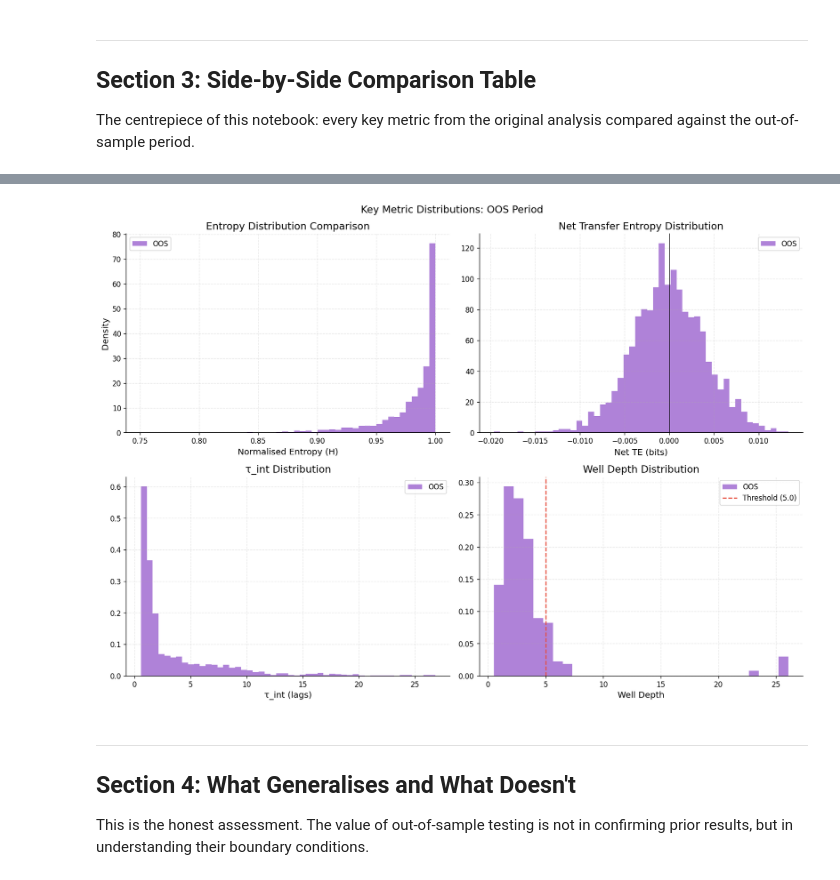
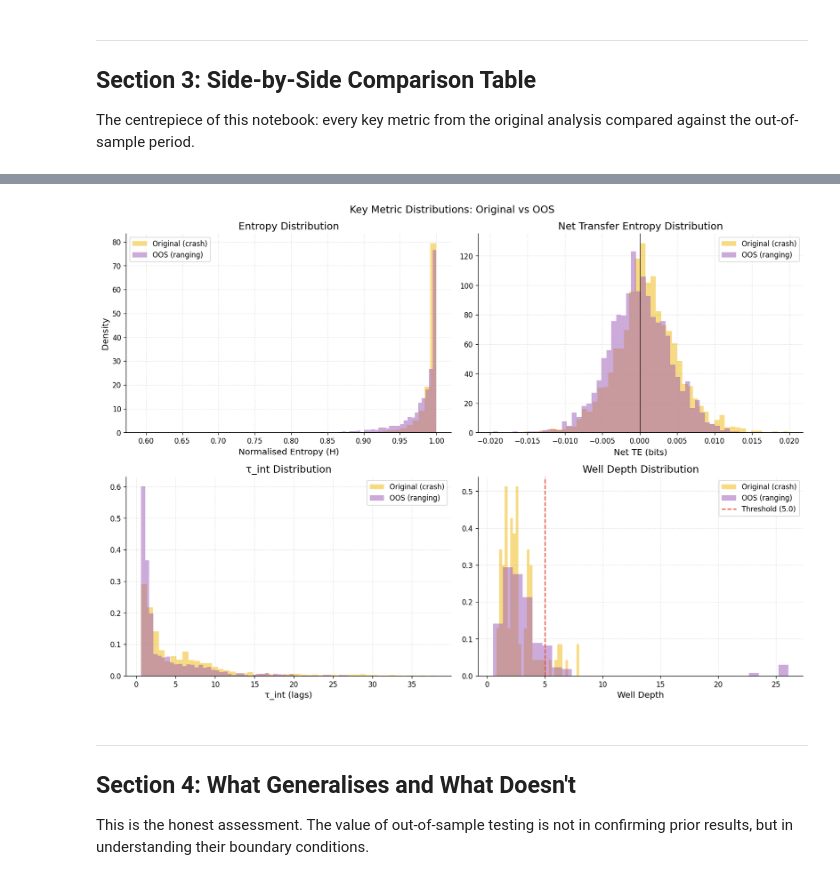
Before and after one commit to Wadoudo02/crypto-venue-entropy, a Jupyter notebook: notebooks/07_out_of_sample_validation.ipynb, the cells around one changed output, grey strips where cells are left out. Cells and saved outputs as stored; diff of their text form; code cells hidden in the pictures.

```diff
--- a/notebooks/07_out_of_sample_validation.ipynb
+++ b/notebooks/07_out_of_sample_validation.ipynb
@@ -570,6 +624,19 @@ if len(levels_df_oos) > 0:
     print()
     print(f"Original period: 98 unique levels")
     print(f"OOS period:      {n_unique_oos} unique levels")
+
+    # Well depth outliers
+    deep_levels = levels_df_oos[levels_df_oos["well_depth"] > 15]
+    if len(deep_levels) > 0:
+        print(f"\n  Outlier wells (depth > 15): {len(deep_levels)}")
+        print(f"  These occur at prices: {sorted(deep_levels['price_bin'].unique())}")
+        print(f"  Deep wells in a narrow range suggest price is strongly 'trapped' —")
+        print(f"  consistent with consolidation. In a crash period, wells are shallower")
+        print(f"  because price explores more freely.")
+    print()
+    print("The trading implication is that metastable levels in ranging markets")
+    print("have deeper wells (stronger mean-reversion), making them more reliable")
+    print("for passive limit order placement than crash-period levels.")
 else:
     print("No metastable levels detected in OOS period.")
     n_levels_oos = 0
@@ -758,45 +1075,57 @@ Vol multiplier (>90th pctl τ)                     1.65×
 # %%
-# Visual comparison: key distributions
+# Visual comparison: key distributions — Original vs OOS overlay
 fig, axes = plt.subplots(2, 2, figsize=(14, 10))
 
 # 1. Entropy distributions
-axes[0, 0].set_title("Entropy Distribution Comparison")
-axes[0, 0].hist(entropy_5m_oos.values, bins=50, alpha=0.6,
-                color=VENUE_COLOURS["bybit"], label=f"OOS", density=True)
+axes[0, 0].set_title("Entropy Distribution")
+if entropy_5m_orig is not None:
+    axes[0, 0].hist(entropy_5m_orig.values, bins=50, alpha=0.5,
+                    color=VENUE_COLOURS["binance"], label="Original (crash)", density=True)
+axes[0, 0].hist(entropy_5m_oos.values, bins=50, alpha=0.5,
+                color="#9b59b6", label="OOS (ranging)", density=True)
 axes[0, 0].set_xlabel("Normalised Entropy (H)")
 axes[0, 0].set_ylabel("Density")
 axes[0, 0].legend()
 
 # 2. Net TE distribution
 axes[0, 1].set_title("Net Transfer Entropy Distribution")
-axes[0, 1].hist(net_te_oos["net_te"].values, bins=50, alpha=0.6,
-                color=VENUE_COLOURS["bybit"], label="OOS", density=True)
+if net_te_orig is not None:
+    axes[0, 1].hist(net_te_orig["net_te"].values, bins=50, alpha=0.5,
+                    color=VENUE_COLOURS["binance"], label="Original (crash)", density=True)
+axes[0, 1].hist(net_te_oos["net_te"].values, bins=50, alpha=0.5,
+                color="#9b59b6", label="OOS (ranging)", density=True)
 axes[0, 1].axvline(0, color="black", linewidth=0.8)
 axes[0, 1].set_xlabel("Net TE (bits)")
 axes[0, 1].legend()
 
 # 3. τ_int distribution
 axes[1, 0].set_title("τ_int Distribution")
-axes[1, 0].hist(corr_len_5m_oos.values, bins=50, alpha=0.6,
-                color=VENUE_COLOURS["bybit"], label="OOS", density=True)
+if corr_len_5m_orig is not None:
+    axes[1, 0].hist(corr_len_5m_orig.values, bins=50, alpha=0.5,
+                    color=VENUE_COLOURS["binance"], label="Original (crash)", density=True)
+axes[1, 0].hist(corr_len_5m_oos.values, bins=50, alpha=0.5,
+                color="#9b59b6", label="OOS (ranging)", density=True)
 axes[1, 0].set_xlabel("τ_int (lags)")
 axes[1, 0].legend()
 
 # 4. Well depth distribution
+axes[1, 1].set_title("Well Depth Distribution")
+if levels_df_orig is not None and len(levels_df_orig) > 0:
+    axes[1, 1].hist(levels_df_orig["well_depth"].values, bins=30, alpha=0.5,
+                    color=VENUE_COLOURS["binance"], label="Original (crash)", density=True)
 if len(levels_df_oos) > 0:
-    axes[1, 1].set_title("Well Depth Distribution")
-    axes[1, 1].hist(levels_df_oos["well_depth"].values, bins=30, alpha=0.6,
-                    color=VENUE_COLOURS["bybit"], label="OOS", density=True)
+    axes[1, 1].hist(levels_df_oos["well_depth"].values, bins=30, alpha=0.5,
+                    color="#9b59b6", label="OOS (ranging)", density=True)
     axes[1, 1].axvline(5.0, color="#e74c3c", linestyle="--", label="Threshold (5.0)")
-    axes[1, 1].set_xlabel("Well Depth")
-    axes[1, 1].legend()
+axes[1, 1].set_xlabel("Well Depth")
+axes[1, 1].legend()
 
-fig.suptitle("Key Metric Distributions: OOS Period", fontsize=14)
+fig.suptitle("Key Metric Distributions: Original vs OOS", fontsize=14)
 fig.tight_layout()
 fig.savefig(FIGURES_DIR / "07_distributions_oos.png", dpi=150, bbox_inches="tight")
 plt.show()
 # %% [output]
-[figure, old version]
+[figure, new version]
 # %% [markdown]
 ---
 ## Section 4: What Generalises and What Doesn't
```
Also changed, not shown: parts of 16 cells of this notebook, 1 other file.
